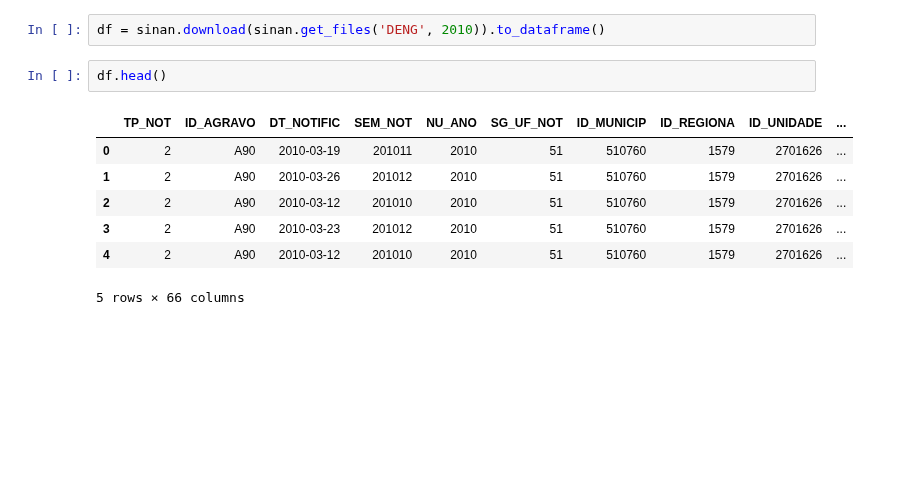
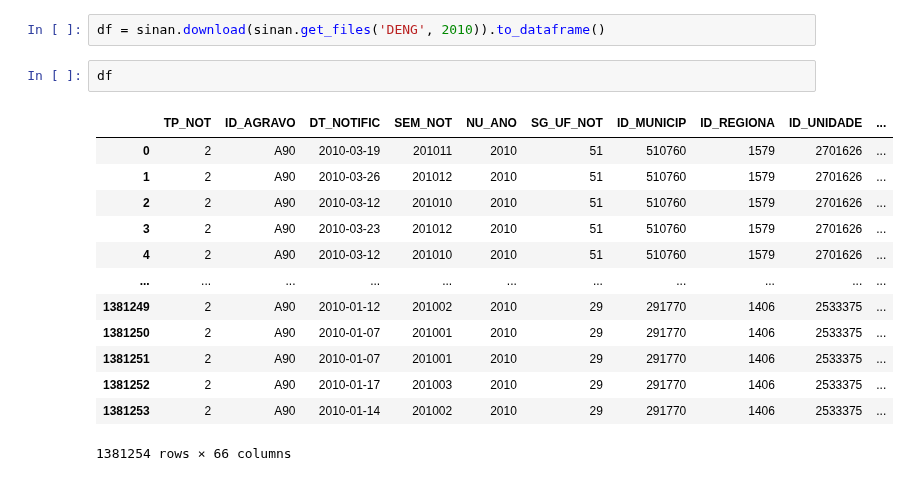
Before and after one commit to AlertaDengue/PySUS, a Jupyter notebook: docs/source/tutorials/Preprocessing SINAN.ipynb, the cells around one changed output. Drawn from its saved outputs; the diff is of its cells as text; blank space fills up the shorter version.

```diff
--- a/docs/source/tutorials/Preprocessing SINAN.ipynb
+++ b/docs/source/tutorials/Preprocessing SINAN.ipynb
@@ -221,12 +221,18 @@ pop
 # %%
 df = sinan.download(sinan.get_files('DENG', 2010)).to_dataframe()
 # %%
-df.head()
+df
 # %% [output]
 |  | TP_NOT | ID_AGRAVO | DT_NOTIFIC | SEM_NOT | NU_ANO | SG_UF_NOT | ID_MUNICIP | ID_REGIONA | ID_UNIDADE | ... |
 | 0 | 2 | A90 | 2010-03-19 | 201011 | 2010 | 51 | 510760 | 1579 | 2701626 | ... |
 | 1 | 2 | A90 | 2010-03-26 | 201012 | 2010 | 51 | 510760 | 1579 | 2701626 | ... |
 | 2 | 2 | A90 | 2010-03-12 | 201010 | 2010 | 51 | 510760 | 1579 | 2701626 | ... |
 | 3 | 2 | A90 | 2010-03-23 | 201012 | 2010 | 51 | 510760 | 1579 | 2701626 | ... |
 | 4 | 2 | A90 | 2010-03-12 | 201010 | 2010 | 51 | 510760 | 1579 | 2701626 | ... |
+| ... | ... | ... | ... | ... | ... | ... | ... | ... | ... | ... |
+| 1381249 | 2 | A90 | 2010-01-12 | 201002 | 2010 | 29 | 291770 | 1406 | 2533375 | ... |
+| 1381250 | 2 | A90 | 2010-01-07 | 201001 | 2010 | 29 | 291770 | 1406 | 2533375 | ... |
+| 1381251 | 2 | A90 | 2010-01-07 | 201001 | 2010 | 29 | 291770 | 1406 | 2533375 | ... |
+| 1381252 | 2 | A90 | 2010-01-17 | 201003 | 2010 | 29 | 291770 | 1406 | 2533375 | ... |
+| 1381253 | 2 | A90 | 2010-01-14 | 201002 | 2010 | 29 | 291770 | 1406 | 2533375 | ... |
-5 rows × 66 columns
+1381254 rows × 66 columns
```
Also changed, not shown: parts of 4 cells of this notebook, 1 other file.
